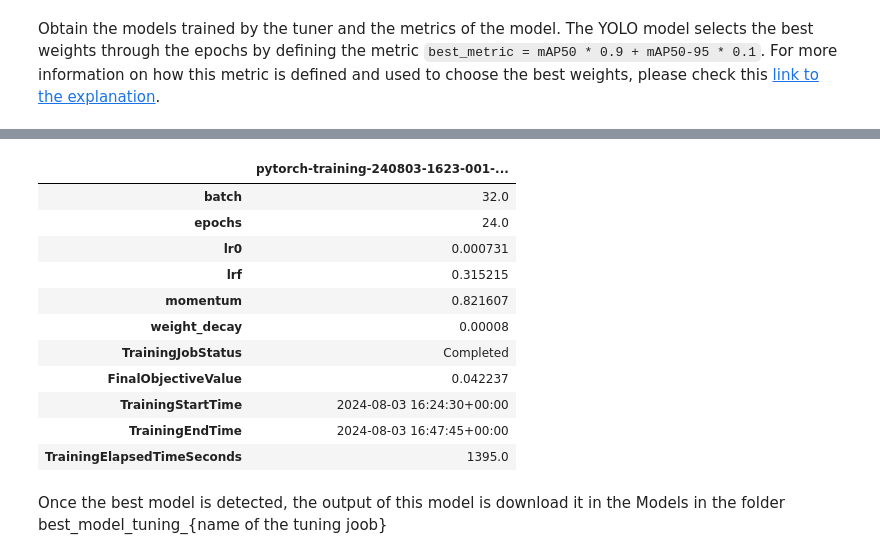
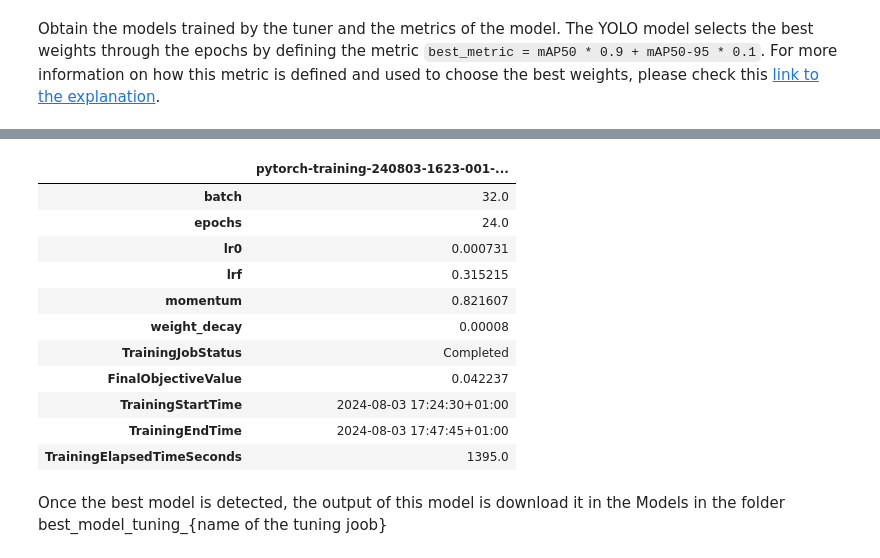
Before and after one commit to ACM40960/project-danielquesada89, a Jupyter notebook: Notebooks/4_yolo_code.ipynb, the cells around one changed output, grey strips where cells are left out. Drawn from its saved outputs; the diff is of its cells as text; code cells hidden in the pictures.

```diff
--- a/Notebooks/4_yolo_code.ipynb
+++ b/Notebooks/4_yolo_code.ipynb
@@ -719,8 +720,6 @@ results_df
 | 2 | 38.0 | 16.0 | 0.000142 | 0.018377 | 0.619900 | 0.000789 | pytorch-training-240803-1623-002-... | Completed | ... |
 | 3 | 32.0 | 24.0 | 0.000731 | 0.315215 | 0.821607 | 0.000080 | pytorch-training-240803-1623-001-... | Completed | ... |
 # %%
-name_tuning = "pytorch-training-240803-1623"
-
 # stablish conexion with s3
 s3 = boto3.client('s3')
 
@@ -747,35 +746,35 @@ for job_name, tar_gz_file in output_targz_dict.items():
 
     with tarfile.open(fileobj=BytesIO(tar_gz_data), mode='r:gz') as tar:
         # Look for the 'train/results.csv' file inside the .tar.gz
         csv_file = tar.extractfile('train/results.csv')
         if csv_file:
             # Read the CSV file into a pandas DataFrame
             df = pd.read_csv(csv_file)
             df.columns = df.columns.str.strip()
 
             # Calculate the combined metric
             df['combined_metric'] = df['metrics/mAP50(M)'] * 0.9 + df['metrics/mAP50-95(M)'] * 0.1
             results_df.loc[job_name, "FinalObjectiveValue"] = df['combined_metric'].max()
 
         else:
             print(f"'train/results.csv' not found in {tar_gz_file}")
 
 
 # FinalObjectiveValue = mAP50 * 0.9 + mAP50-95 * 0.1 (Segmentation)
 results_df = results_df.sort_values(by='FinalObjectiveValue', ascending=False)
 pd.DataFrame(results_df.iloc[0])
 # %% [output]
 |  | pytorch-training-240803-1623-001-... |
 | batch | 32.0 |
 | epochs | 24.0 |
 | lr0 | 0.000731 |
 | lrf | 0.315215 |
 | momentum | 0.821607 |
 | weight_decay | 0.00008 |
 | TrainingJobStatus | Completed |
 | FinalObjectiveValue | 0.042237 |
-| TrainingStartTime | 2024-08-03 16:24:30+00:00 |
-| TrainingEndTime | 2024-08-03 16:47:45+00:00 |
+| TrainingStartTime | 2024-08-03 17:24:30+01:00 |
+| TrainingEndTime | 2024-08-03 17:47:45+01:00 |
 | TrainingElapsedTimeSeconds | 1395.0 |
 # %% [markdown]
 Once the best model is detected, the output of this model is download it in the Models in the folder best_model_tuning_{name of the tuning joob}
```
Also changed, not shown: parts of 10 cells of this notebook, 2 other files.
